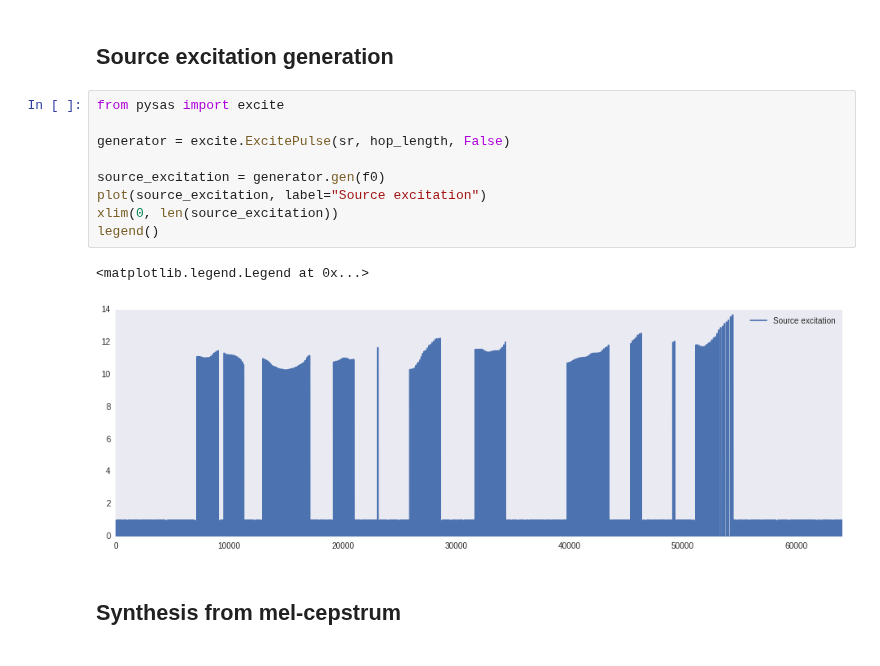
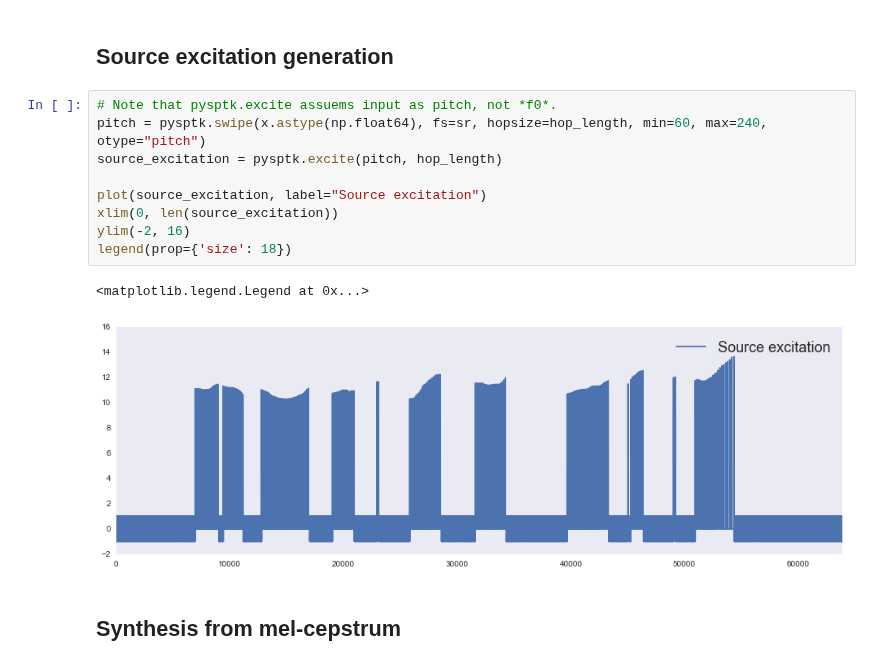
Before and after one commit to r9y9/pysptk, a Jupyter notebook: examples/Speech analysis and re-synthesis.ipynb, the cells around one changed output. Saved outputs shown, nothing was run; the diff lists cells and outputs as text.

```diff
--- a/examples/Speech analysis and re-synthesis.ipynb
+++ b/examples/Speech analysis and re-synthesis.ipynb
@@ -71,17 +70,17 @@ legend()
 # %% [markdown]
 ## Source excitation generation
-# %%
-from pysas import excite
-
-generator = excite.ExcitePulse(sr, hop_length, False)
-
-source_excitation = generator.gen(f0)
-plot(source_excitation, label="Source excitation")
-xlim(0, len(source_excitation))
-legend()
-# %% [output]
-<matplotlib.legend.Legend at 0x...>
-[figure, removed]
+# %%
+# Note that pysptk.excite assuems input as pitch, not *f0*.
+pitch = pysptk.swipe(x.astype(np.float64), fs=sr, hopsize=hop_length, min=60, max=240, otype="pitch")
+source_excitation = pysptk.excite(pitch, hop_length)
+
+plot(source_excitation, label="Source excitation")
+xlim(0, len(source_excitation))
+ylim(-2, 16)
+legend(prop={'size': 18})
+# %% [output]
+<matplotlib.legend.Legend at 0x...>
+[figure, added]
 # %% [markdown]
 ## Synthesis from mel-cepstrum
 # %%
```
Also changed, not shown: parts of 7 cells of this notebook, 1 other file.
